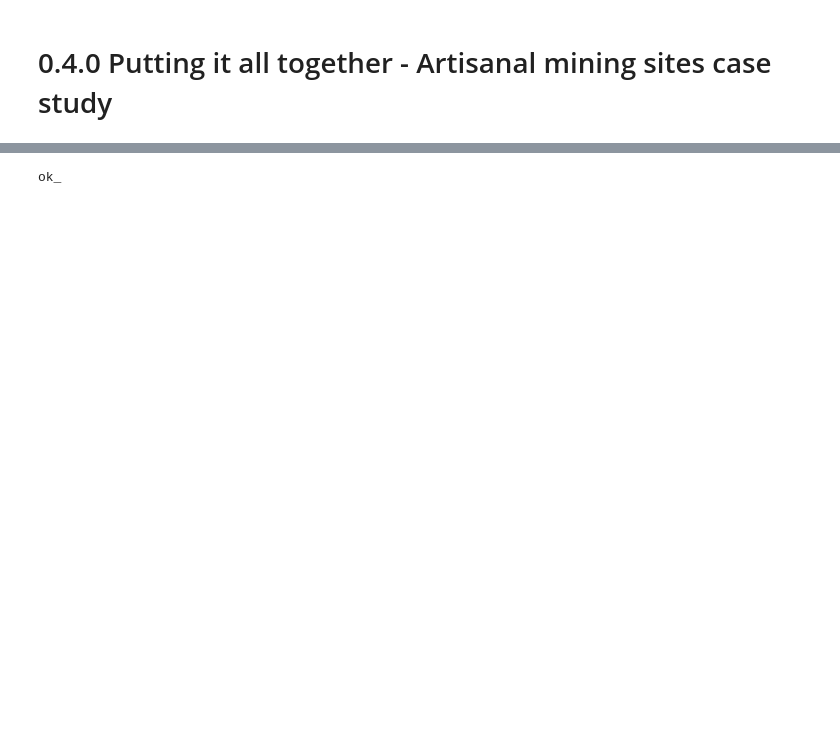
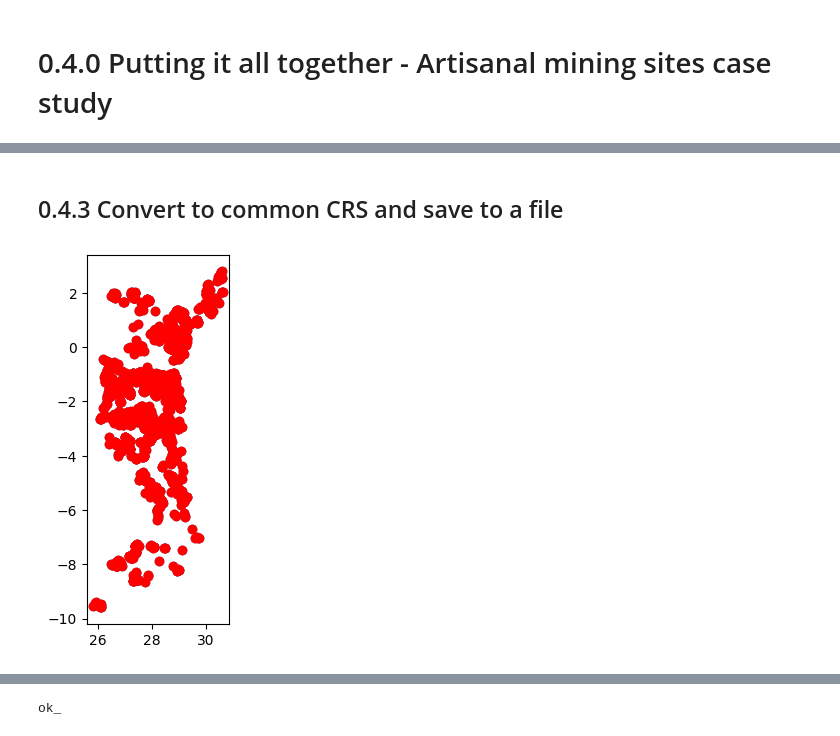
Before and after one commit to oecorrechag/geogeo, a Jupyter notebook: notebooks/Working with Geospatial Data in Python/0.4.0_Putting it all together - Artisanal mining sites case study.ipynb, the cells around one changed output, grey strips where cells are left out. Saved outputs shown, nothing was run; the diff lists cells and outputs as text; code cells hidden in the pictures; blank space fills up the shorter version.

```diff
--- a/notebooks/Working with Geospatial Data in Python/0.4.0_Putting it all together - Artisanal mining sites case study.ipynb
+++ b/notebooks/Working with Geospatial Data in Python/0.4.0_Putting it all together - Artisanal mining sites case study.ipynb
@@ -31,0 +76,9 @@ from utils.paths2 import direcciones
+# %% [markdown]
+## 0.4.3 Convert to common CRS and save to a file
+# %%
+# Plot the natural parks and mining site data
+ax = mining_sites.plot()
+mining_sites.plot(ax=ax, color='red')
+plt.show()
+# %% [output]
+[figure, added]
```
Also changed, not shown: parts of 13 cells of this notebook.
